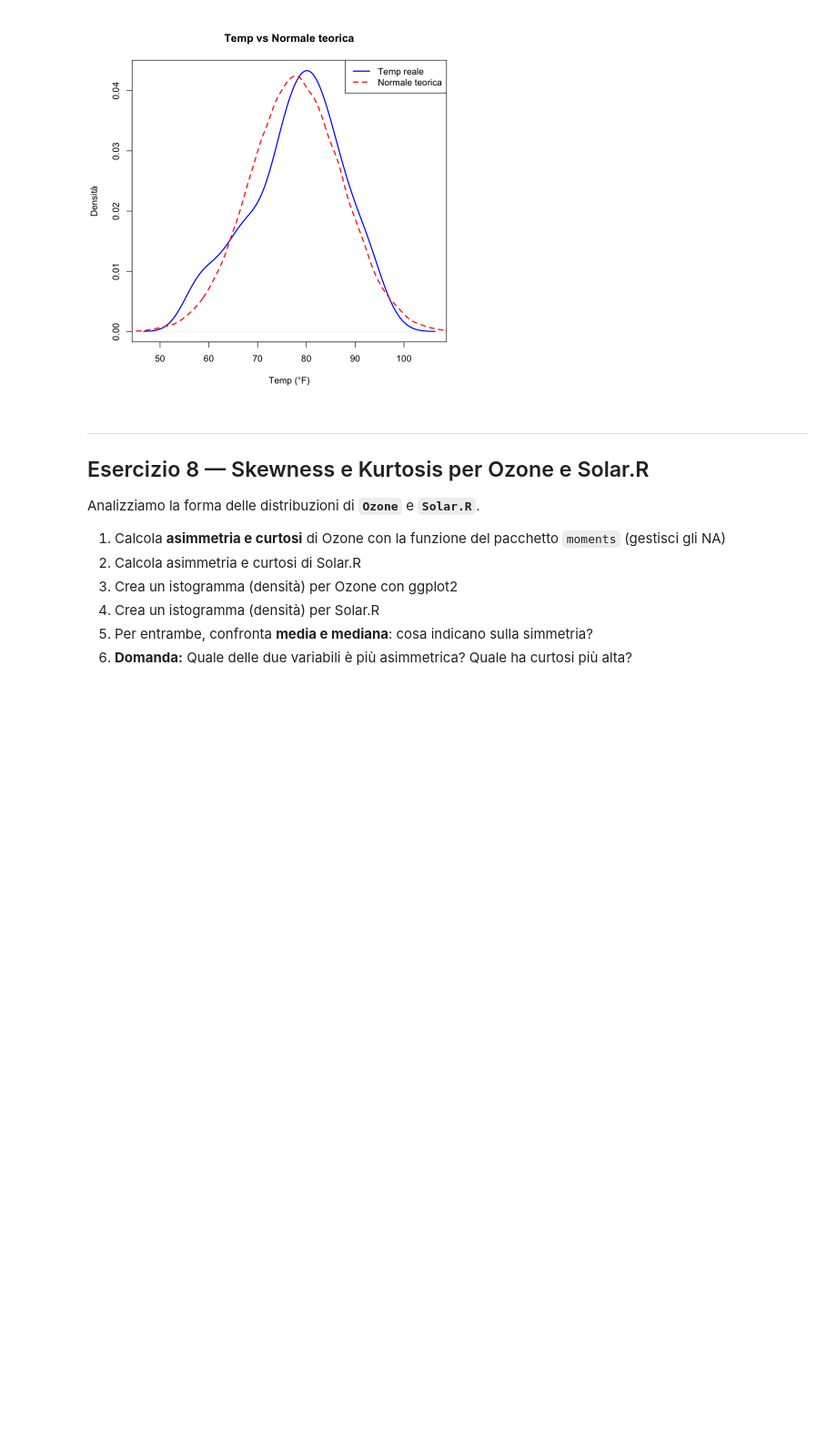
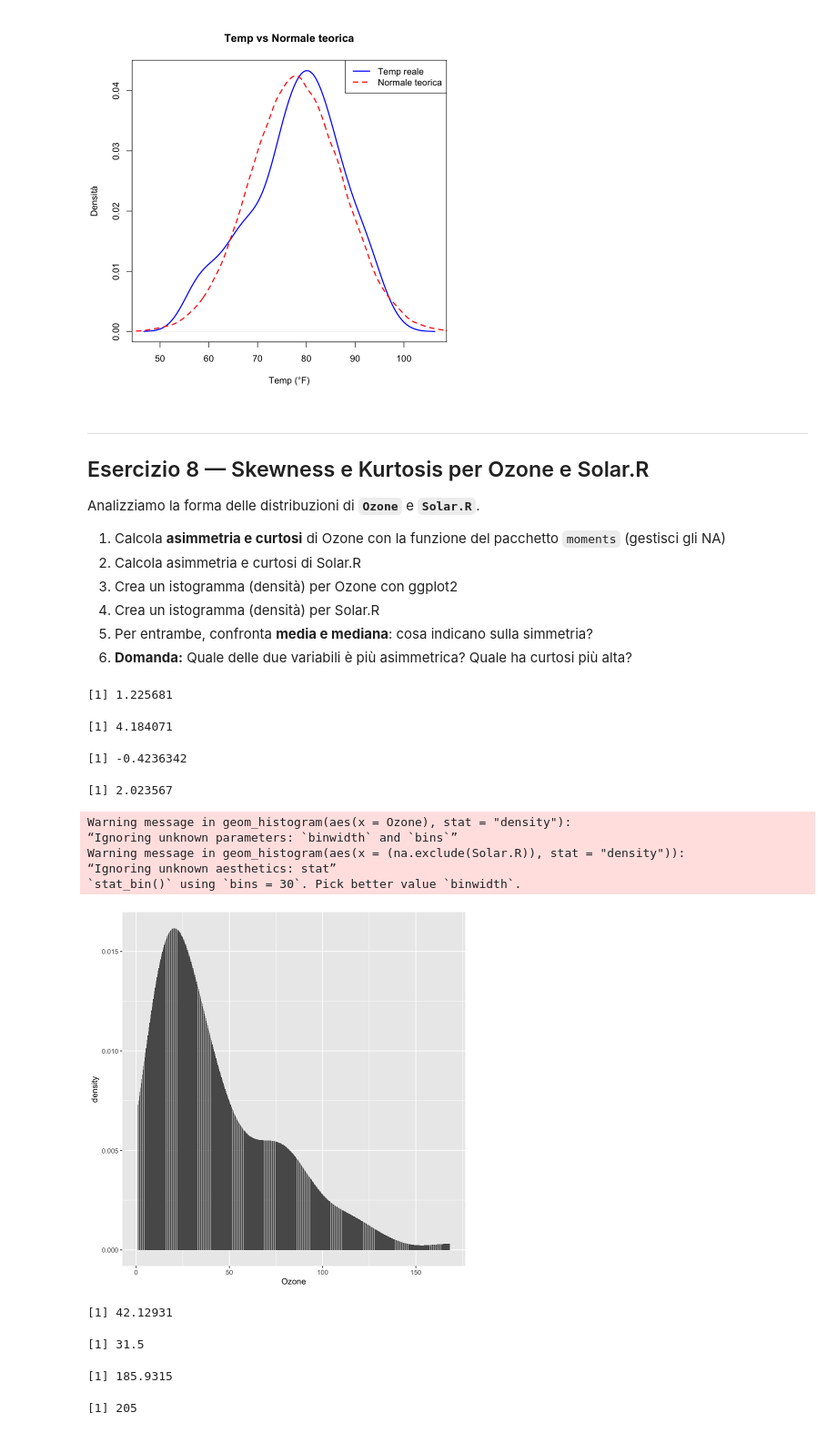
Before and after one commit to MarcoVando/statistica-descrittiva-per-datascience, a Jupyter notebook: MyFiles/Esercizi_2_airquality.ipynb, the cells around one changed output. Shown at 91% size. Cells and saved outputs as stored; diff of their text form; code cells hidden in the pictures; blank space fills up the shorter version.

```diff
--- a/MyFiles/Esercizi_2_airquality.ipynb
+++ b/MyFiles/Esercizi_2_airquality.ipynb
@@ -618,3 +618,33 @@ Analizziamo la forma delle distribuzioni di **`Ozone`** e **`Solar.R`**.
 6. **Domanda:** Quale delle due variabili è più asimmetrica? Quale ha curtosi più alta?
 # %%
 # 👇 Scrivi qui il tuo codice per l'Esercizio 8
+library("moments")
+
+skewness(Ozone) ; kurtosis(Ozone)
+skewness(na.exclude(Solar.R)) ; kurtosis(na.exclude(Solar.R))
+
+library(ggplot2)
+ggplot() +
+    geom_histogram(aes(x=Ozone), stat = "density")
+
+
+ggplot() +
+    geom_histogram(aes(x=(na.exclude(Solar.R)), stat = "density"))
+
+mean(Ozone) ; median(Ozone)
+mean(na.exclude((Solar.R))) ; median(na.exclude((Solar.R)))
+# %% [output]
+[1] 1.225681
+[1] 4.184071
+[1] -0.4236342
+[1] 2.023567
+Warning message in geom_histogram(aes(x = Ozone), stat = "density"):
+“Ignoring unknown parameters: `binwidth` and `bins`”
+Warning message in geom_histogram(aes(x = (na.exclude(Solar.R)), stat = "density")):
+“Ignoring unknown aesthetics: stat”
+`stat_bin()` using `bins = 30`. Pick better value `binwidth`.
+[figure, added]
+[1] 42.12931
+[1] 31.5
+[1] 185.9315
+[1] 205
```
Also changed, not shown: parts of 2 cells of this notebook.
